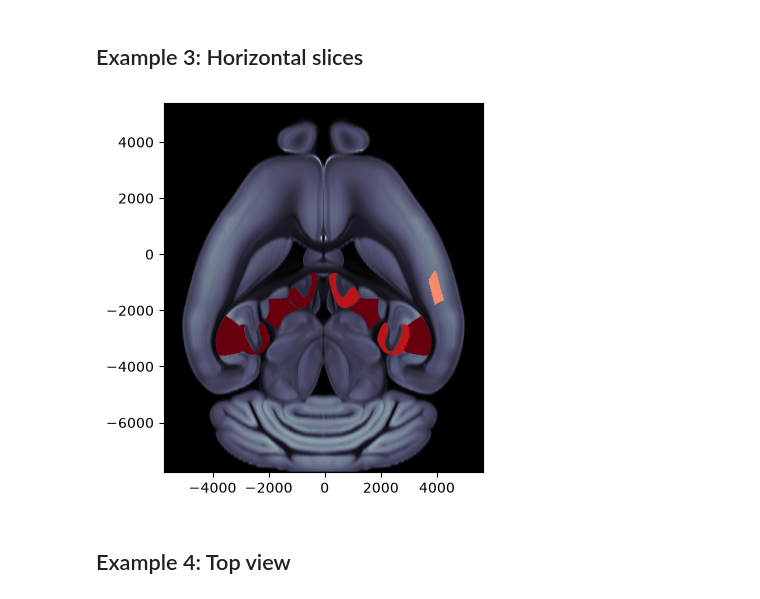
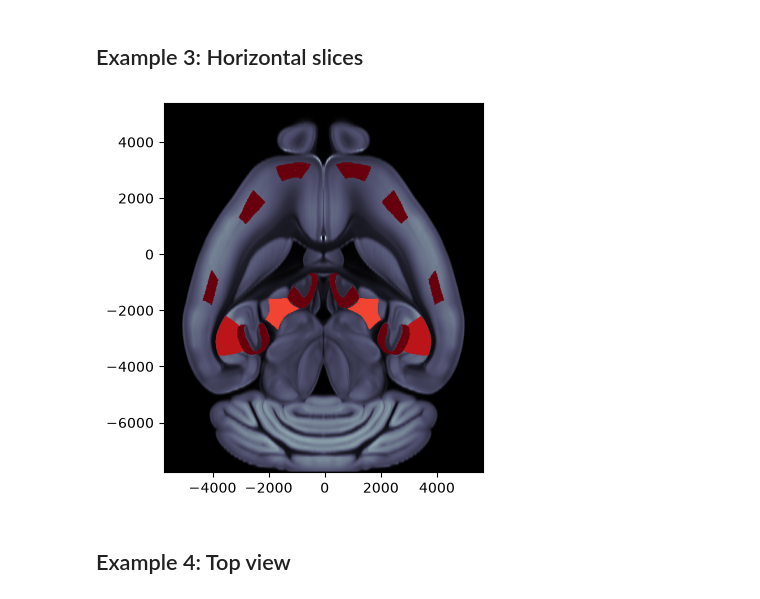
Before and after one commit to int-brain-lab/iblatlas, a Jupyter notebook: docs/how-to/plot-values-on-slices.ipynb, the cells around one changed output. Drawn from its saved outputs; the diff is of its cells as text; code cells hidden in the pictures.

```diff
--- a/docs/how-to/plot-values-on-slices.ipynb
+++ b/docs/how-to/plot-values-on-slices.ipynb
@@ -93,12 +68,12 @@ fig, ax = plot_scalar_on_slice(acronyms, values, coord=-1000, slice='sagittal',
 # %% [markdown]
 ## Example 3: Horizontal slices
 # %%
-# Plot two column region values on the both hemispheres of a horizontal slice at dv=--2500um overlaid on the dwi Allen image
+# Plot region values on both hemispheres of a horizontal slice at dv=-2500um overlaid on the dwi Allen image
 # Pass in clevels min max values to cap the colormap
-fig, ax = plot_scalar_on_slice(acronyms_lr, values_lr, coord=-2500, slice='horizontal', mapping='Allen', hemisphere='both',
+fig, ax = plot_scalar_on_slice(acronyms, values, coord=-2500, slice='horizontal', mapping='Allen', hemisphere='both',
                                background='image', cmap='Reds', brain_atlas=ba, clevels=[0, 5])
 # %% [output]
-[figure, old version]
+[figure, new version]
 # %% [markdown]
 ## Example 4: Top view
 # %%
```
Also changed, not shown: parts of 6 cells of this notebook, 5 other files.
